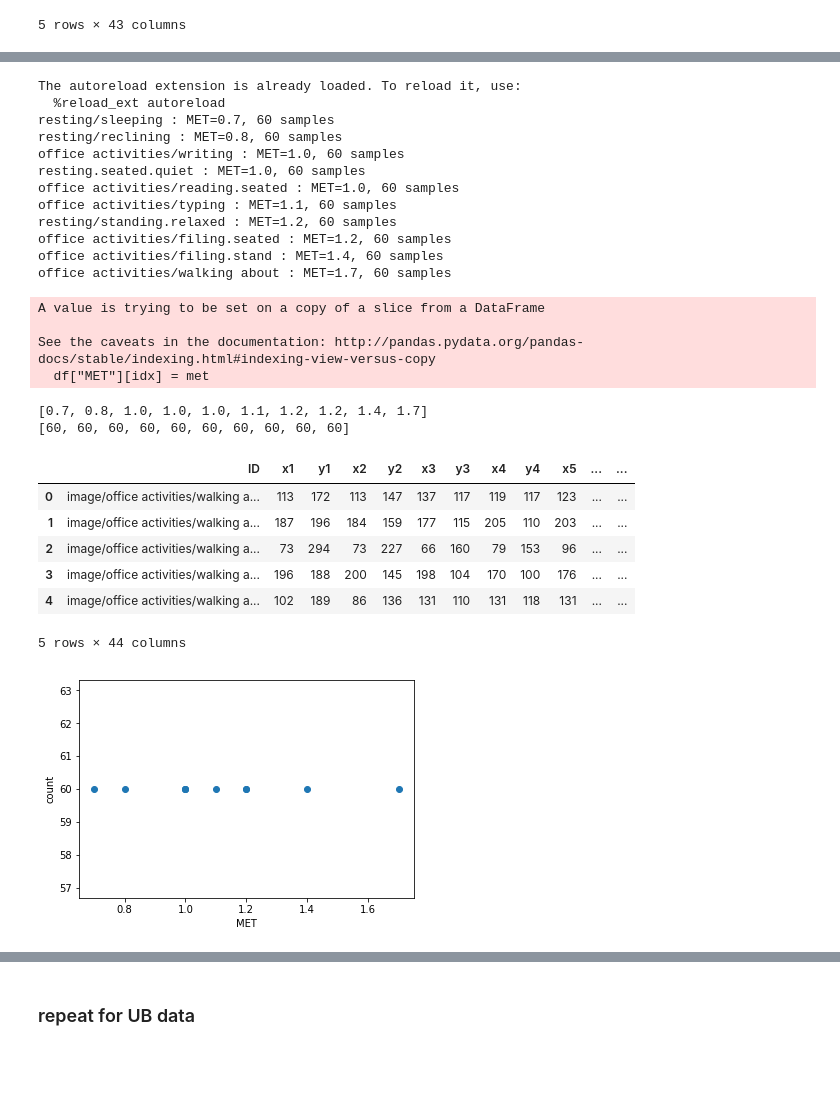
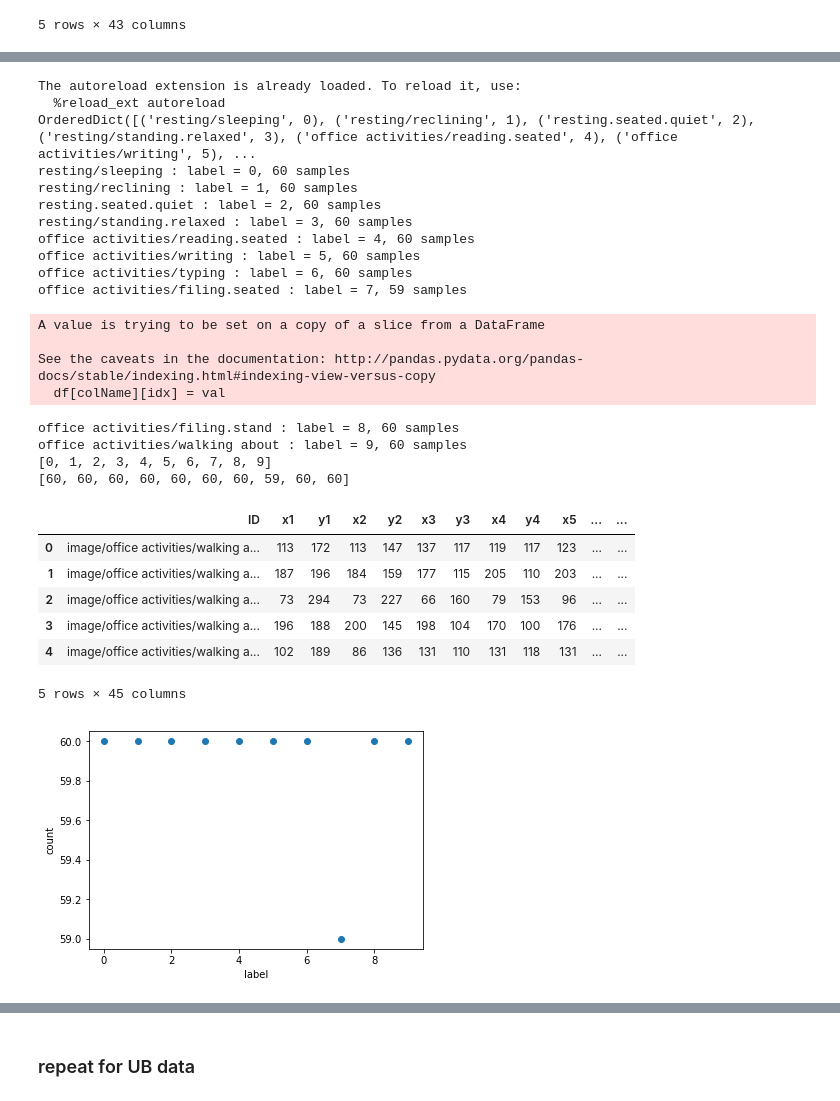
Before and after one commit to ys7yoo/deeppose_tf, a Jupyter notebook: analyzeMET.ipynb, the cells around one changed output, grey strips where cells are left out. Drawn from its saved outputs; the diff is of its cells as text; code cells hidden in the pictures; blank space fills up the shorter version.

Commit message:
new class label

```diff
--- a/analyzeMET.ipynb
+++ b/analyzeMET.ipynb
@@ -465,15 +554,28 @@ MET2_joints_UB.head()
 | 4 | image/office activities/walking a... | 102 | 189 | 86 | 136 | 131 | 110 | 131 | 118 | 131 | ... | ... |
 5 rows × 43 columns
 # %%
-# generate (activity,MET) dictionary in the increasing order of MET
+# 1. generate (activity,MET) dictionary in the increasing order of MET
 
 #numClass=16     # whole model
 numClass=10    # without objects
 
-from util import met
+from tools import met
 activity_MET = met.generate_activity_MET_dict(numClass)
 
 print(activity_MET)
 # for act in activity_MET:
 #     print(act)
+
+# 2, add MET value and count the number of each activity
+MET2_joints, METs, counts =  met.parseActivity(MET2_joints, activity_MET, colName='MET', category=False)
+
+# check
+print(METs)
+print(counts)
+plt.plot(METs, counts, 'o')
+plt.xlabel('MET')
+plt.ylabel('count')
+
+
+MET2_joints.head()
 # %% [output]
@@ -481,45 +607,52 @@ OrderedDict([('resting/sleeping', 0.7), ('resting/reclining', 0.8), ('office act
 # %%
-# add MET value and count the number of each activity
+# 1. add class label index
 
 %load_ext autoreload
 %autoreload 2
-from util import met
+from tools import met
 
-MET2_joints, METs, counts =  met.parseMET(MET2_joints, activity_MET)
+# New lable according to ASHARAE (2018. 6. 25)
+activity_label = met.generate_activity_label_dict(numClass)
+print(activity_label)
+
+
+# 2. add label value and count the number of each activity
+MET2_joints, labels, counts =  met.parseActivity(MET2_joints, activity_label, colName='label', category=True)
 
 # check
-print(METs)
+print(labels)
 print(counts)
-plt.plot(METs, counts, 'o')
-plt.xlabel('MET')
+plt.plot(labels, counts, 'o')
+plt.xlabel('label')
 plt.ylabel('count')
 
 
 MET2_joints.head()
 # %% [output]
 The autoreload extension is already loaded. To reload it, use:
   %reload_ext autoreload
-resting/sleeping : MET=0.7, 60 samples
-resting/reclining : MET=0.8, 60 samples
-office activities/writing : MET=1.0, 60 samples
-resting.seated.quiet : MET=1.0, 60 samples
-office activities/reading.seated : MET=1.0, 60 samples
-office activities/typing : MET=1.1, 60 samples
-resting/standing.relaxed : MET=1.2, 60 samples
-office activities/filing.seated : MET=1.2, 60 samples
-office activities/filing.stand : MET=1.4, 60 samples
-office activities/walking about : MET=1.7, 60 samples
+OrderedDict([('resting/sleeping', 0), ('resting/reclining', 1), ('resting.seated.quiet', 2), ('resting/standing.relaxed', 3), ('office activities/reading.seated', 4), ('office activities/writing', 5), ...
+resting/sleeping : label = 0, 60 samples
+resting/reclining : label = 1, 60 samples
+resting.seated.quiet : label = 2, 60 samples
+resting/standing.relaxed : label = 3, 60 samples
+office activities/reading.seated : label = 4, 60 samples
+office activities/writing : label = 5, 60 samples
+office activities/typing : label = 6, 60 samples
+office activities/filing.seated : label = 7, 59 samples
 A value is trying to be set on a copy of a slice from a DataFrame
 
 See the caveats in the documentation: http://pandas.pydata.org/pandas-docs/stable/indexing.html#indexing-view-versus-copy
-  df["MET"][idx] = met
+  df[colName][idx] = val
-[0.7, 0.8, 1.0, 1.0, 1.0, 1.1, 1.2, 1.2, 1.4, 1.7]
-[60, 60, 60, 60, 60, 60, 60, 60, 60, 60]
+office activities/filing.stand : label = 8, 60 samples
+office activities/walking about : label = 9, 60 samples
+[0, 1, 2, 3, 4, 5, 6, 7, 8, 9]
+[60, 60, 60, 60, 60, 60, 60, 59, 60, 60]
 |  | ID | x1 | y1 | x2 | y2 | x3 | y3 | x4 | y4 | x5 | ... | ... |
 | 0 | image/office activities/walking a... | 113 | 172 | 113 | 147 | 137 | 117 | 119 | 117 | 123 | ... | ... |
 | 1 | image/office activities/walking a... | 187 | 196 | 184 | 159 | 177 | 115 | 205 | 110 | 203 | ... | ... |
 | 2 | image/office activities/walking a... | 73 | 294 | 73 | 227 | 66 | 160 | 79 | 153 | 96 | ... | ... |
 | 3 | image/office activities/walking a... | 196 | 188 | 200 | 145 | 198 | 104 | 170 | 100 | 176 | ... | ... |
 | 4 | image/office activities/walking a... | 102 | 189 | 86 | 136 | 131 | 110 | 131 | 118 | 131 | ... | ... |
-5 rows × 44 columns
+5 rows × 45 columns
-[figure, old version]
+[figure, new version]
```
Also changed, not shown: parts of 26 cells of this notebook.
